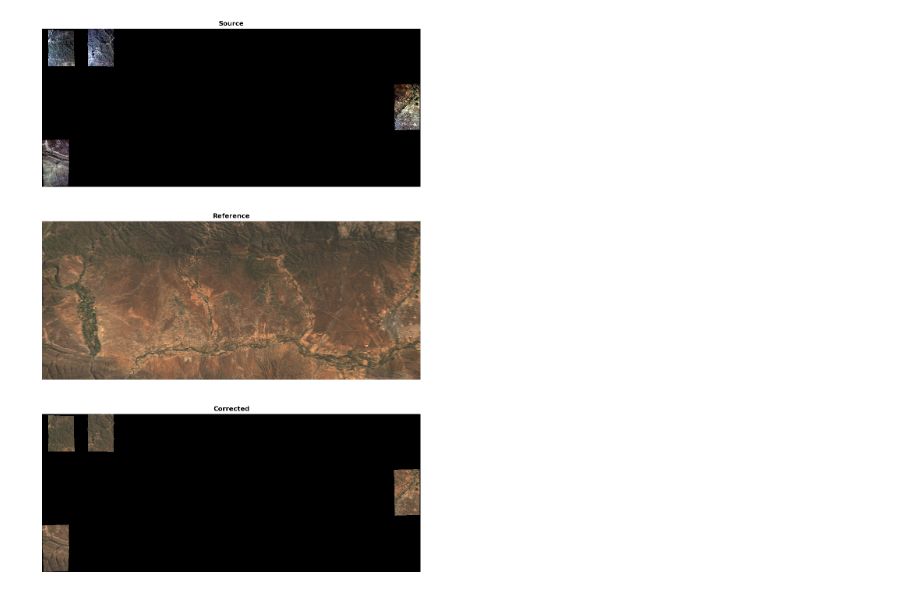
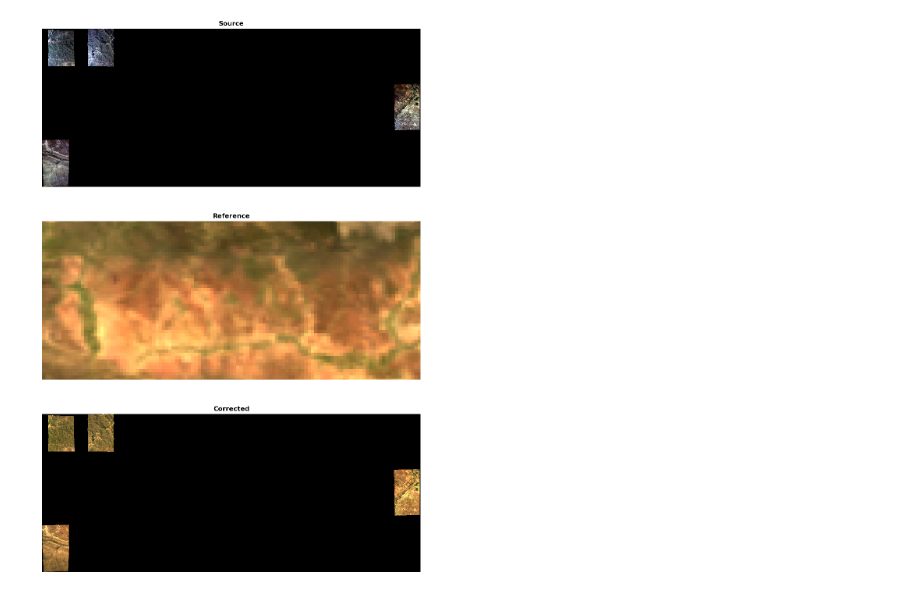
Before and after one commit to leftfield-geospatial/homonim, a Jupyter notebook: docs/tutorials/classification.ipynb, the cells around one changed output. Cells and saved outputs as stored; diff of their text form; code cells hidden in the pictures.

Commit message:
correct with modis or l7 reference

```diff
--- a/docs/tutorials/classification.ipynb
+++ b/docs/tutorials/classification.ipynb
@@ -30,7 +30,8 @@ ref_root = Path(
     'V:/Data/HomonimEgs/NGI_3321BD-3322AC_2010_LittleKaroo/Reference/'
     'GroundTruthSubset'
 )
-ref_path = ref_root.joinpath('l7_comp_ref.tif')
+l7_ref_path = ref_root.joinpath('l7_comp_ref.tif')
+modis_ref_path = ref_root.joinpath('modis_nbar_ref.tif')
 
 # create a search region that covers the source image mosaic
 region = gd.utils.get_bounds(src_mosaic_path)
@@ -128,46 +139,56 @@ ds.FlushCache()
 # %%
 from rasterio.vrt import WarpedVRT
 from rasterio.enums import Resampling
 from rasterio.plot import show
 # VRT mosaic of the source files
+
+with rio.open(src_mosaic_path, 'r') as ds:
+    src_crs = ds.crs
 
 fig, axes = pyplot.subplots(
     3, 1, sharex=True, sharey=True, tight_layout=True, figsize=(10, 15),
     dpi=100
 )
 
 for im_file, ds_fact, indexes, sc_off, ax, label in zip(
     [src_mosaic_path, ref_path, corr_mosaic_path],
-    [16, 4, 16],                           # downsample factor
+    [16, 1, 16],                           # downsample factor
     [None, ref_bands, None],               # band indices
-    [None, [12e3, .5], [12e3, .5]],  # colour scale & offset
+    [None, ref_sc_off, ref_sc_off],        # colour scale & offset
     axes,
     ['Source', 'Reference', 'Corrected'],
 ):
     # read, scale and display the image
-    with rio.open(im_file, 'r') as ds:
-        ds_shape = tuple(np.round(np.array(ds.shape) / ds_fact).astype('int'))
-        transform = ds.transform * rio.Affine.scale(ds_fact)
+    with (rio.open(im_file, 'r')) as ds:
 
-        array = ds.read(indexes=indexes, out_dtype='float32', out_shape=ds_shape)
+        if ds.crs != src_crs:
+            ds = WarpedVRT(ds, crs=src_crs, resampling=Resampling.bilinear)
+        with ds:
 
-        # change nodata value to nan
-        mask = np.any((array == ds.nodata) | np.isnan(array), axis=(0))
-        array[:, mask] = np.nan
+            ds_shape = tuple(np.round(np.array(ds.shape) / ds_fact).astype('int'))
+            transform = ds.transform * rio.Affine.scale(ds_fact)
 
-        if sc_off is not None:
-            # scale and offset pixel values
-            array = np.clip((array / sc_off[0]) - sc_off[1], 0, 1)
-        else:
-            # 'normalise' image 2%-98% -> 0-1
-            for bi in range(array.shape[0]):
-                array[bi] -= np.nanpercentile(array[bi], 1)
-                array[bi] /= np.nanpercentile(array[bi], 99)
-                array[bi] = np.clip(array[bi], 0, 1)
+            array = ds.read(indexes=indexes, out_dtype='float32', out_shape=ds_shape)
+
+    # change nodata value to nan
+    mask = np.any((array == ds.nodata) | np.isnan(array), axis=(0))
+    array[:, mask] = np.nan
+
+    if sc_off is not None:
+        # scale and offset pixel values
+        array = np.clip((array / sc_off[0]) - sc_off[1], 0, 1)
+    else:
+        # 'normalise' image 2%-98% -> 0-1
+        for bi in range(array.shape[0]):
+            array[bi] -= np.nanpercentile(array[bi], 1)
+            array[bi] /= np.nanpercentile(array[bi], 99)
+            array[bi] = np.clip(array[bi], 0, 1)
+    # if im_file == ref_path:
+    #     break
 
     ax = show(array[0:3], transform=transform, interpolation='nearest', ax=ax)
 
     ax.set_title(label, fontweight='bold')
     ax.axis('off')
 # %% [output]
-[figure, old version]
+[figure, new version]
```
Also changed, not shown: parts of 7 cells of this notebook.
